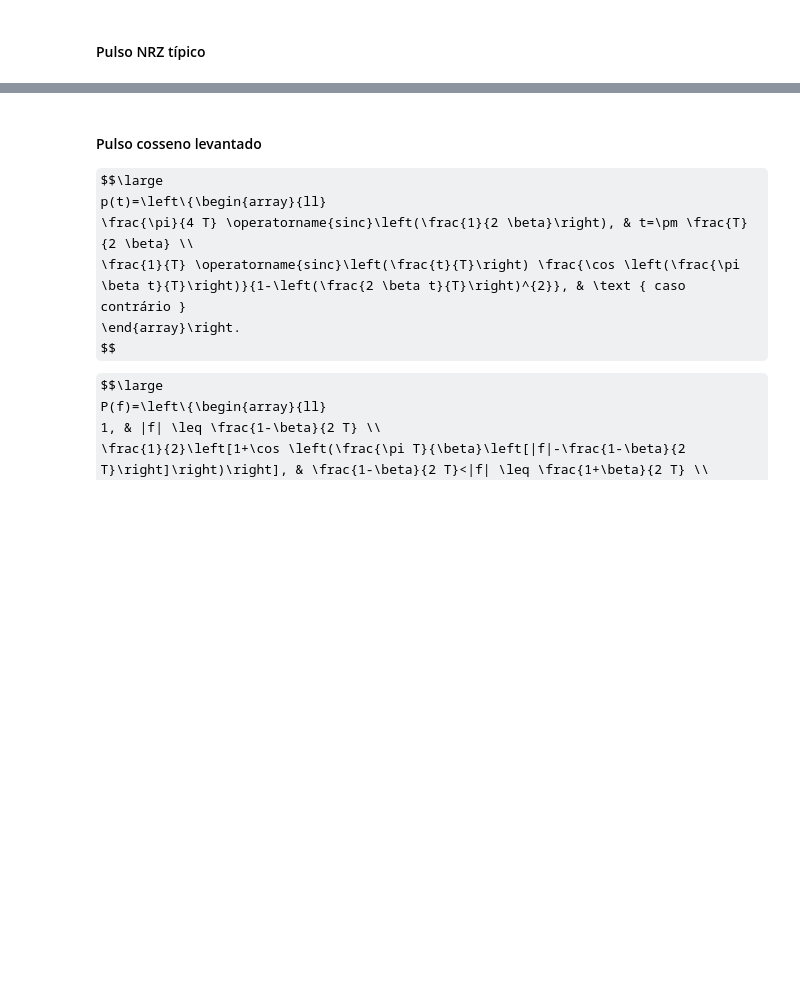
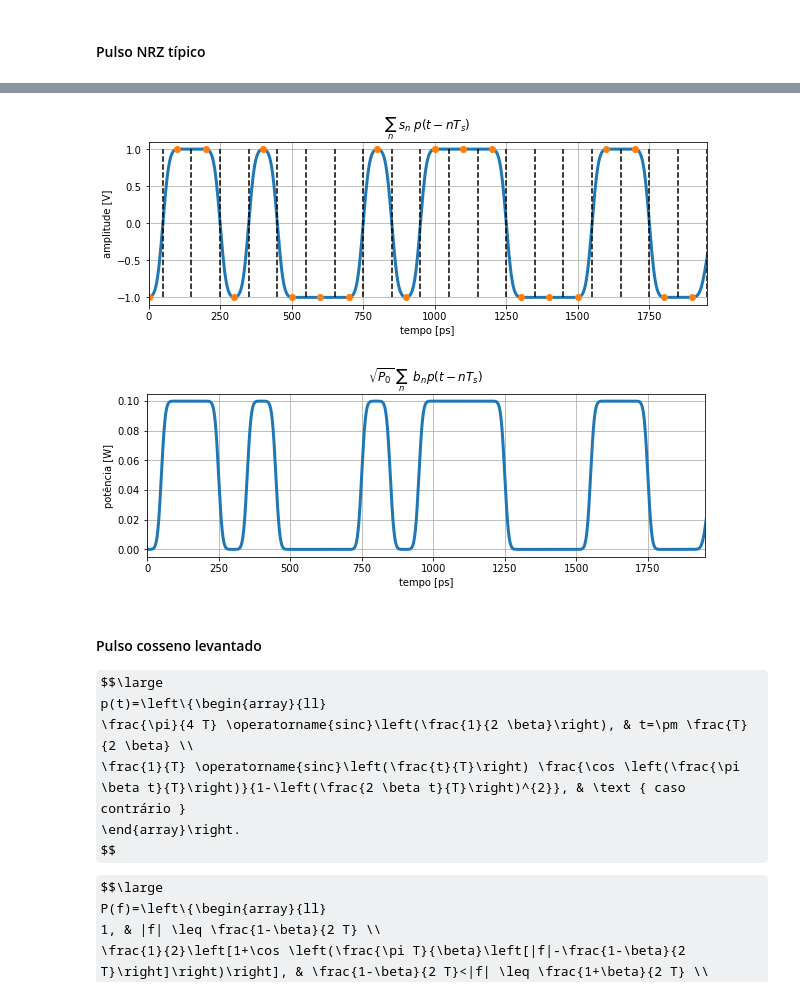
Before and after one commit to edsonportosilva/OpticalCommunications, a Jupyter notebook: jupyter notebooks/1. Transmissores ópticos.ipynb, the cells around one changed output, grey strips where cells are left out. Cells and saved outputs as stored; diff of their text form; code cells hidden in the pictures; some formulas as TeX source; blank space fills up the shorter version.

```diff
--- a/jupyter notebooks/1. Transmissores ópticos.ipynb
+++ b/jupyter notebooks/1. Transmissores ópticos.ipynb
@@ -675,34 +710,37 @@ symbolsUp[symbolsUp==0] = np.nan
 plt.figure(2)
 plt.plot(t, sigTx,'-',linewidth=3)
 plt.plot(t, symbolsUp.real,'o')
 plt.xlabel('tempo [ps]')
 plt.ylabel('amplitude [V]')
 plt.title('$\sum_{n}\;s_{n}\;p(t-n T_s)$')
 plt.grid()
 
 t = (0.5*Ts + np.arange(0, bits.size*Ts, Ts))/1e-12
 plt.vlines(t, -1, 1, linestyles='dashed', color = 'k');
 plt.xlim(0, max(t));
 
 # modulação óptica
 P0 = 100e-3 # potência da portadora CW na entrada no MZM
 Vπ = 2
 Vb = -Vπ/2
 Ai = np.sqrt(P0)
-sigTxo = mzm(Ai, Vπ, sigTx, Vb)
+sigTxo = mzm(Ai, sigTx, Vπ, Vb)
 
 # plota sinal
 t = np.arange(0, sigTxo.size)*(Ta/1e-12)
 
 plt.figure(3)
 plt.plot(t, np.abs(sigTxo)**2,'-', linewidth=3)
 plt.xlabel('tempo [ps]')
 plt.ylabel('potência [W]')
 plt.title('$\sqrt{P_0}\;\sum_{n}\;\;b_{n}p(t-n T_s)$')
 plt.grid()
 
 t = (0.5 + np.arange(0, bits.size))*(Ts/1e-12)
 plt.xlim(0, max(t));
+# %% [output]
+[figure, added]
+[figure, added]
 # %% [markdown]
 #### Pulso cosseno levantado
 
```
Also changed, not shown: parts of 27 cells of this notebook, 3 other files.
